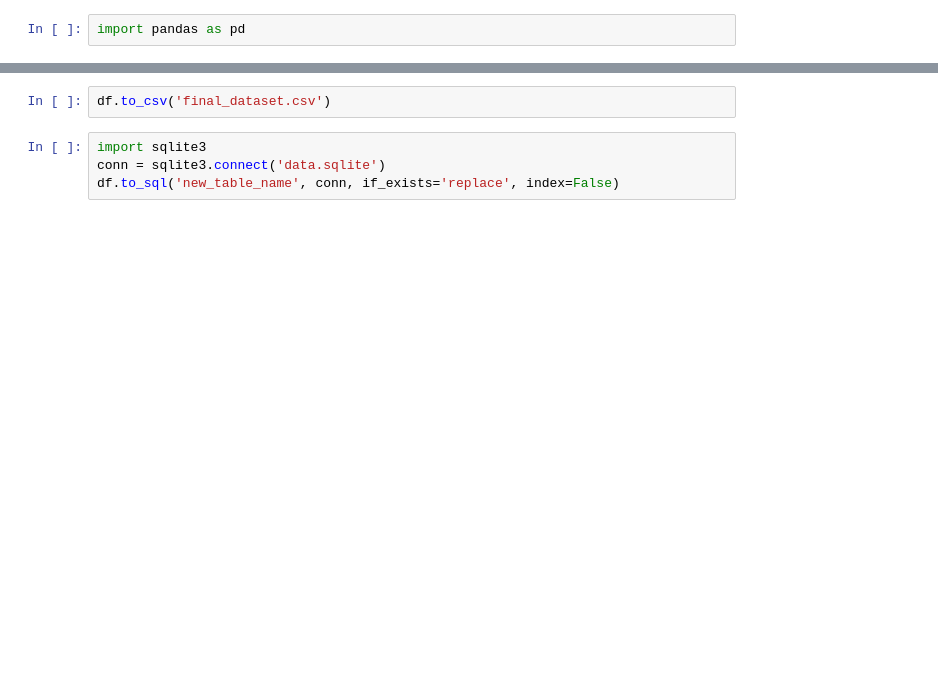
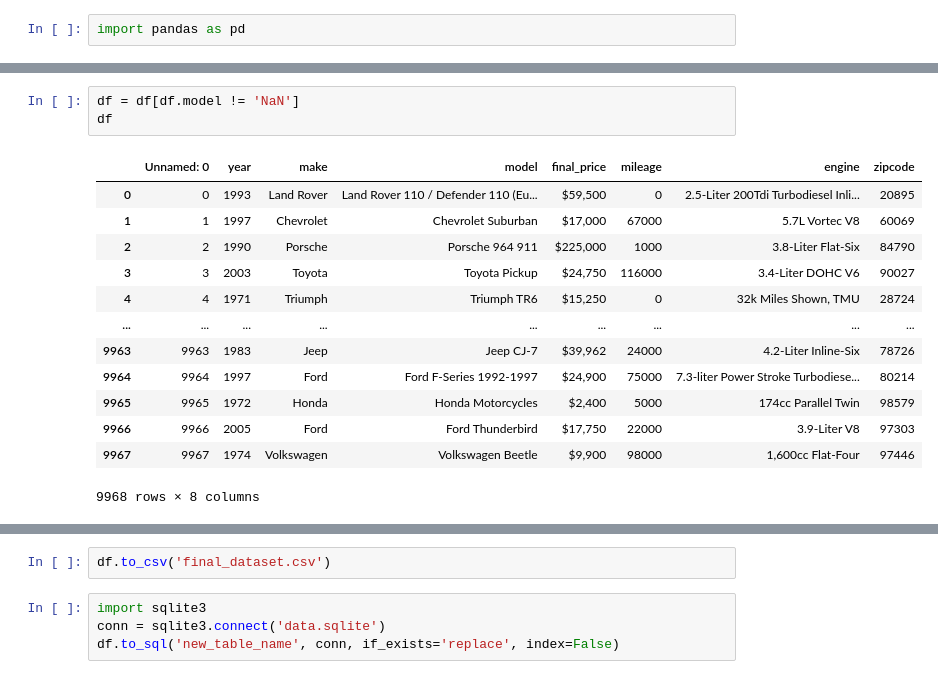
Before and after one commit to Mcusac/Project-4, a Jupyter notebook: Cleaning.ipynb, the cells around one changed output, grey strips where cells are left out. Drawn from its saved outputs; the diff is of its cells as text; blank space fills up the shorter version.

```diff
--- a/Cleaning.ipynb
+++ b/Cleaning.ipynb
@@ -36,0 +62,17 @@ df
+# %%
+df = df[df.model != 'NaN']
+df
+# %% [output]
+|  | Unnamed: 0 | year | make | model | final_price | mileage | engine | zipcode |
+| 0 | 0 | 1993 | Land Rover | Land Rover 110 / Defender 110 (Eu... | $59,500 | 0 | 2.5-Liter 200Tdi Turbodiesel Inli... | 20895 |
+| 1 | 1 | 1997 | Chevrolet | Chevrolet Suburban | $17,000 | 67000 | 5.7L Vortec V8 | 60069 |
+| 2 | 2 | 1990 | Porsche | Porsche 964 911 | $225,000 | 1000 | 3.8-Liter Flat-Six | 84790 |
+| 3 | 3 | 2003 | Toyota | Toyota Pickup | $24,750 | 116000 | 3.4-Liter DOHC V6 | 90027 |
+| 4 | 4 | 1971 | Triumph | Triumph TR6 | $15,250 | 0 | 32k Miles Shown, TMU | 28724 |
+| ... | ... | ... | ... | ... | ... | ... | ... | ... |
+| 9963 | 9963 | 1983 | Jeep | Jeep CJ-7 | $39,962 | 24000 | 4.2-Liter Inline-Six | 78726 |
+| 9964 | 9964 | 1997 | Ford | Ford F-Series 1992-1997 | $24,900 | 75000 | 7.3-liter Power Stroke Turbodiese... | 80214 |
+| 9965 | 9965 | 1972 | Honda | Honda Motorcycles | $2,400 | 5000 | 174cc Parallel Twin | 98579 |
+| 9966 | 9966 | 2005 | Ford | Ford Thunderbird | $17,750 | 22000 | 3.9-Liter V8 | 97303 |
+| 9967 | 9967 | 1974 | Volkswagen | Volkswagen Beetle | $9,900 | 98000 | 1,600cc Flat-Four | 97446 |
+9968 rows × 8 columns
```
Also changed, not shown: parts of 4 cells of this notebook, 2 other files.
